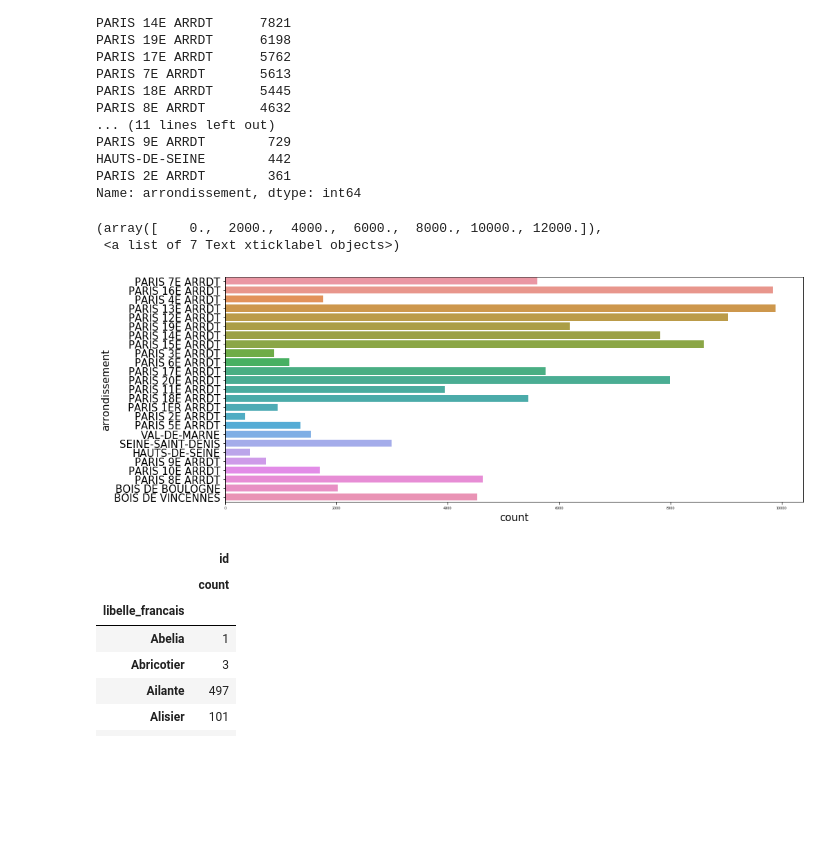
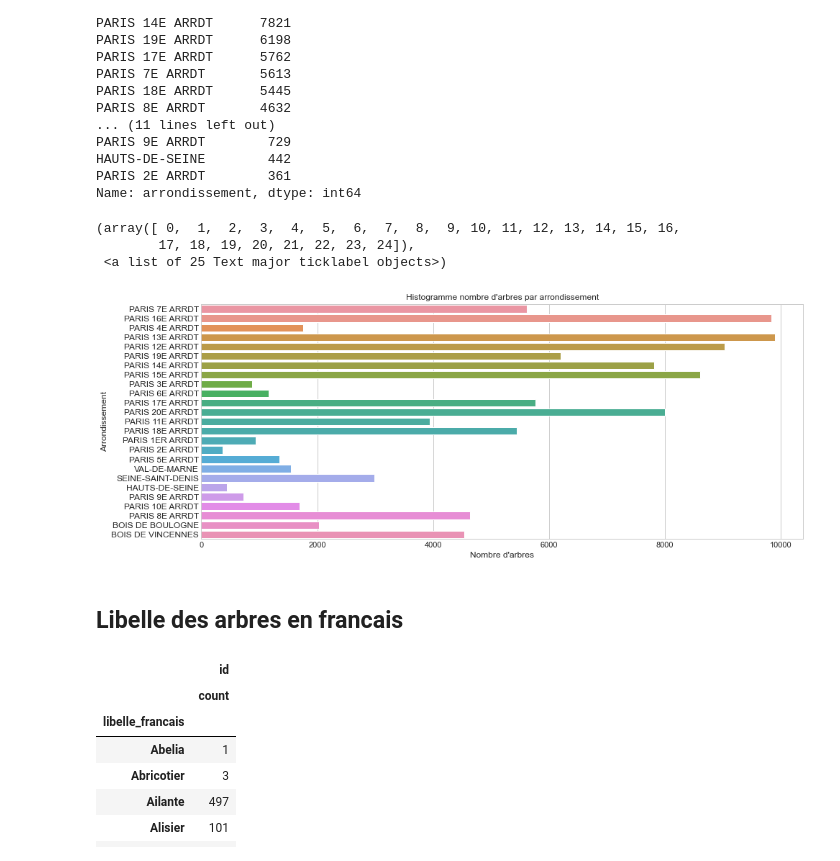
Before and after one commit to SuanTay/P2arbres, a Jupyter notebook: P2_Smart_City.ipynb, the cells around one changed output. Drawn from its saved outputs; the diff is of its cells as text; code cells hidden in the pictures; blank space fills up the shorter version.

```diff
--- a/P2_Smart_City.ipynb
+++ b/P2_Smart_City.ipynb
@@ -210,0 +206,7 @@ NameError: name 'plt' is not defined
+# %%
+#avec seaborn
+plt.style.use('seaborn-whitegrid')
+fig,ax=plt.subplots(1,1, figsize = (15,6))
+plt.title("Histogramme hauteur des arbres")
+sns.countplot( x='hauteur_m', data=df)
+ax.set( ylabel="Nombre d'arbres",xlabel="Hauteur des arbres (m)")
@@ -211,25 +216,2 @@ NameError: name 'plt' is not defined
 # %% [markdown]
 ## Circonférence
-# %%
-plt.subplot(1,2,1)
-
-#l'histogramme sans bins
-df.circonference_cm.hist()
-#titre du tableau
-plt.title("Circonférence, Histogramme")
-
-
-plt.subplot(1,2,2)
-df.circonference_cm.hist(bins=100)
-plt.title("histogramme Circonférence")
-
-
-plt.subplots(1,1)
-
-#enlevons les valeurs aberante grace au log
-df['log_hauteur']= np.log(df.hauteur_m) + 1
-#arbres.log_hauteur.hist(bins=100)
-#plt.title("Hauteur histogramme log")
-
-plt.hist(np.log(df['circonference_cm']+1),bins = 100)
-plt.title("Histogramme circonférence  log")
@@ -278,0 +258,6 @@ sns.countplot( y='domanialite', data=df)
+# %%
+plt.style.use('seaborn-whitegrid')
+fig,ax=plt.subplots(1,1, figsize = (8,6))
+plt.title("Histogramme hauteur des arbres")
+sns.countplot( y='domanialite', data=df)
+ax.set( ylabel="Nombre d'arbres",xlabel="Domanialité par type")
@@ -299,9 +289,11 @@ Name: arrondissement, dtype: int64
 # %%
 fig,ax=plt.subplots(1,1, figsize = (15,6))
 sns.countplot( y='arrondissement', data=df)
-
-plt.xticks(size=5)
+plt.title("Histogramme nombre d'arbres par arrondissement")
+ax.set( xlabel="Nombre d'arbres",ylabel="Arrondissement")
+plt.yticks(size=12)
 # %% [output]
-(array([    0.,  2000.,  4000.,  6000.,  8000., 10000., 12000.]),
- <a list of 7 Text xticklabel objects>)
+(array([ 0,  1,  2,  3,  4,  5,  6,  7,  8,  9, 10, 11, 12, 13, 14, 15, 16,
+        17, 18, 19, 20, 21, 22, 23, 24]),
+ <a list of 25 Text major ticklabel objects>)
-[figure, old version]
+[figure, new version]
@@ -310,3 +300,5 @@ plt.xticks(size=5)
+# %% [markdown]
+## Libelle des arbres en francais
 # %%
 df[['libelle_francais','id']].groupby(['libelle_francais']).agg(['count'])
 # %% [output]
```
Also changed, not shown: parts of 57 cells of this notebook, 7 other files.
